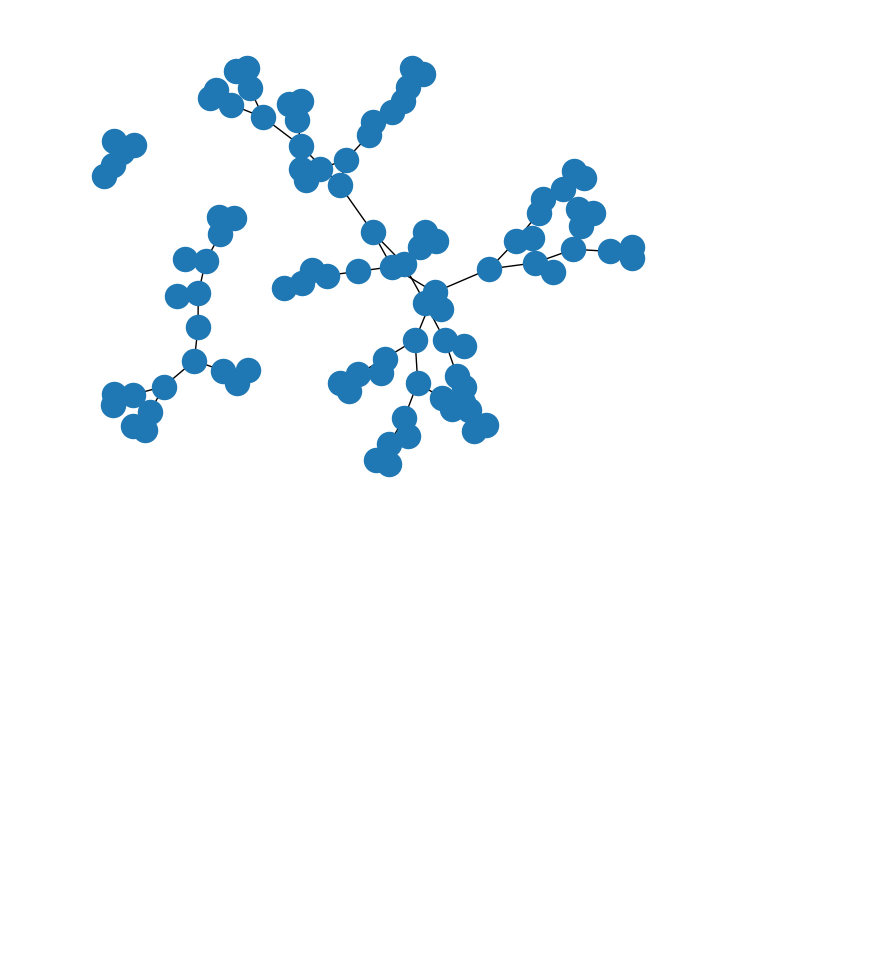
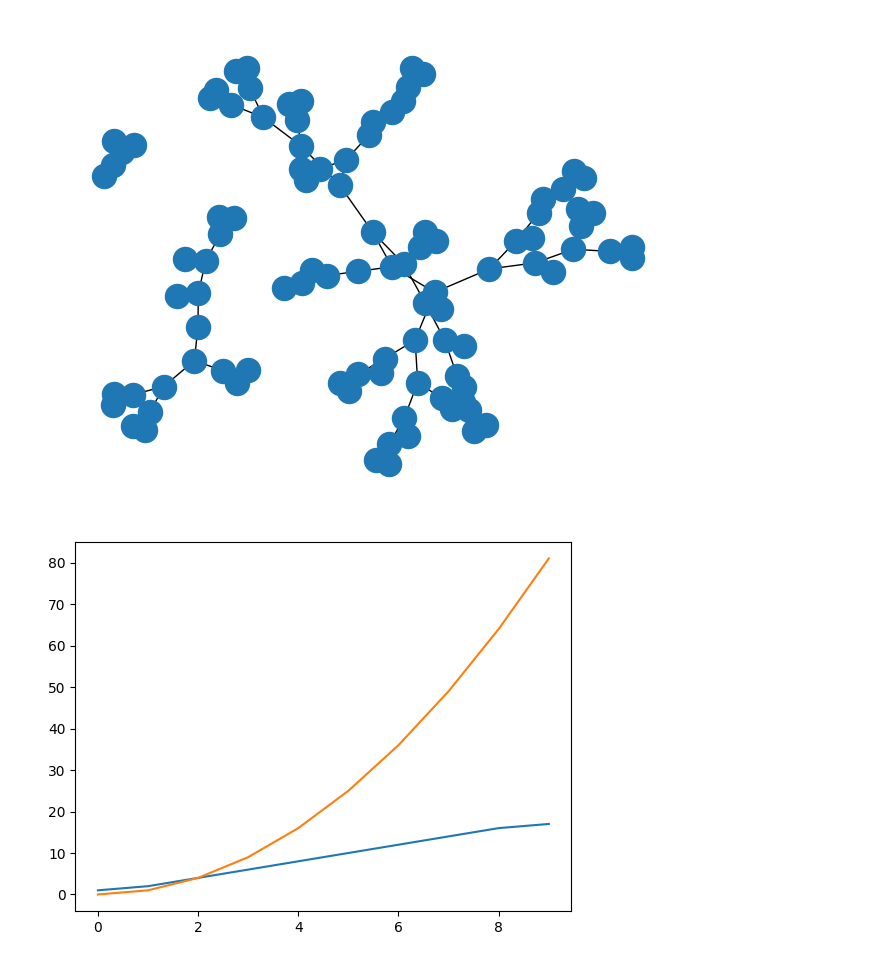
Before and after one commit to tamtran22/graph_batching, a Jupyter notebook: preprocessing/test.ipynb, the cells around one changed output. Cells and saved outputs as stored; diff of their text form; code cells hidden in the pictures; blank space fills up the shorter version.

```diff
--- a/preprocessing/test.ipynb
+++ b/preprocessing/test.ipynb
@@ -36,3 +36,21 @@ Finish spectral clustering.
 100 97
 3
 [figure]
+# %%
+import numpy as np
+import matplotlib.pyplot as plt
+n = 10
+F = list(range(n))
+F = np.square(F)
+F_dot = []
+dt = 1.
+for i in range(0, n):
+    i_prev = max(i-1, 0)
+    i_next = min(i+1, n-1)
+    F_dot.append((F[i_next] - F[i_prev]) / ((i_next - i_prev) * dt))
+F_dot
+plt.plot(F_dot)
+plt.plot(F)
+plt.show()
+# %% [output]
+[figure, added]
```
Also changed, not shown: parts of 1 cell of this notebook, 18 other files.
